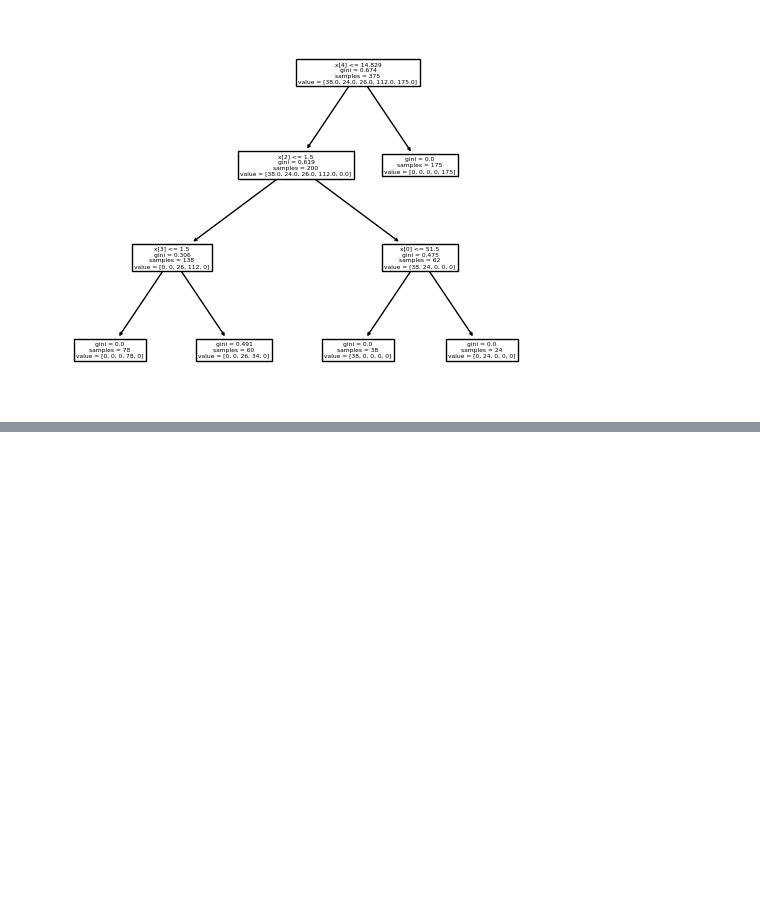
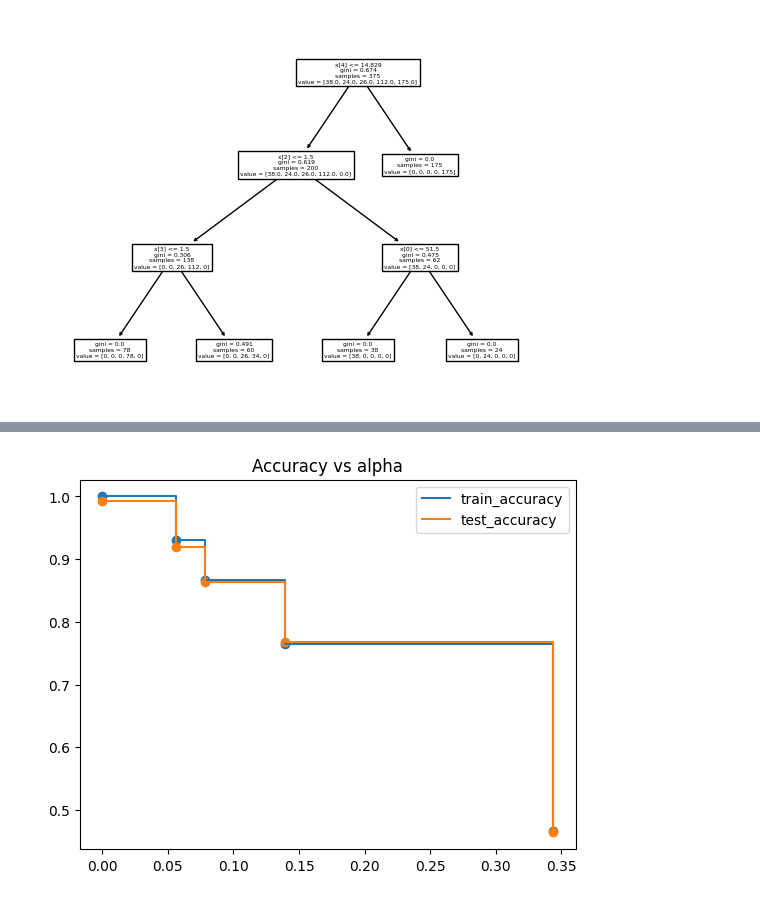
Before and after one commit to Gegdgt/HDT3_Mineria, a Jupyter notebook: HDT3.ipynb, the cells around one changed output, grey strips where cells are left out. Saved outputs shown, nothing was run; the diff lists cells and outputs as text; code cells hidden in the pictures; blank space fills up the shorter version.

```diff
--- a/HDT3.ipynb
+++ b/HDT3.ipynb
@@ -255,0 +331,18 @@ tree.plot_tree(clf_gini.fit(x_train, y_train))
+# %%
+train_acc = []
+test_acc = []
+for c in clfs:
+    y_train_pred = c.predict(x_train)
+    y_test_pred = c.predict(x_test)
+    train_acc.append(accuracy_score(y_train_pred,y_train))
+    test_acc.append(accuracy_score(y_test_pred,y_test))
+
+plt.scatter(ccp_alphas,train_acc)
+plt.scatter(ccp_alphas,test_acc)
+plt.plot(ccp_alphas,train_acc,label='train_accuracy',drawstyle="steps-post")
+plt.plot(ccp_alphas,test_acc,label='test_accuracy',drawstyle="steps-post")
+plt.legend()
+plt.title('Accuracy vs alpha')
+plt.show()
+# %% [output]
+[figure, added]
```
Also changed, not shown: parts of 12 cells of this notebook.
